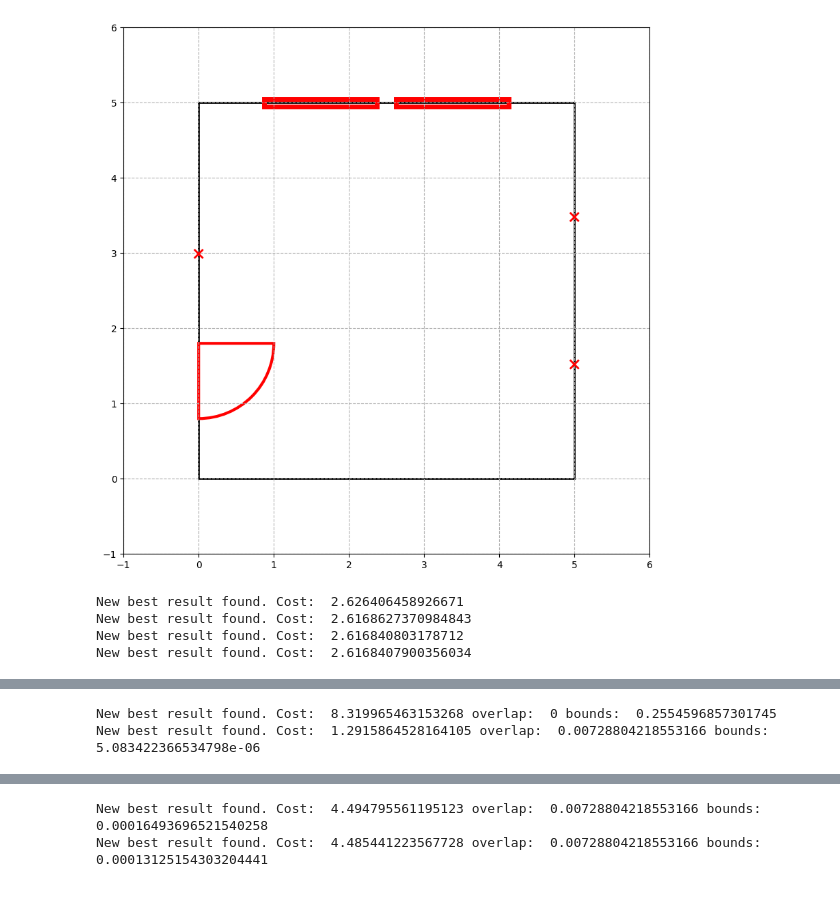
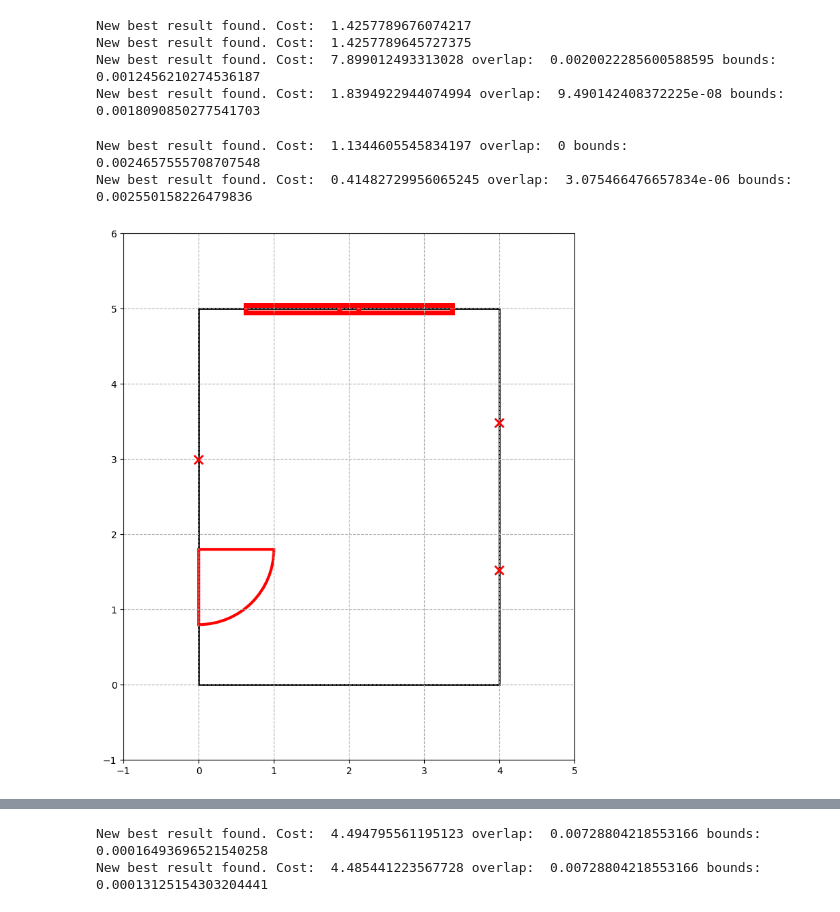
Before and after one commit to gabriellelittle1/MSc-Project, a Jupyter notebook: DSL/RC_debugging copy.ipynb, the cells around one changed output, grey strips where cells are left out. Saved outputs shown, nothing was run; the diff lists cells and outputs as text; code cells hidden in the pictures.

```diff
--- a/DSL/RC_debugging copy.ipynb
+++ b/DSL/RC_debugging copy.ipynb
@@ -35,5 +35,5 @@ room.draw(draw_regions = True)
 # %%
-room = create_room(5, 5)
+room = create_room(4, 5)
 create_fixed_object(room, 'window', 1.5, 0.1, 'north', position = 0.25)
 create_fixed_object(room, 'window', 1.5, 0.1, 'north', position = 0.75)
 create_fixed_object(room, 'door', 1, 0.1, 'west', position = 0.2)
@@ -122,35 +122,37 @@ num = len(room.moving_objects) - len(room.fm_indices)
 bounds = bounds = Bounds([-10] * 3 * num, [room.width + 10, room.length + 10, np.Inf] * num)
 iters = 0
 min_fun = np.Inf
 while min_fun > 5e-2 and iters < 100:
     positions = np.zeros(3*num)
     for i in range(num):
         positions[3*i] = np.random.uniform(0, room.width)
         positions[3*i + 1] = np.random.uniform(0, room.length)
         positions[3*i + 2] = np.random.uniform(0, 2*np.pi)
     res = minimize(optimize_secondary_objects, positions, args = (room), method = 'SLSQP', options = options, bounds = bounds)
     iters += 1
     if res.fun < min_fun:
         if not no_overlap(res.x, room) > 1e-2 and not in_bounds(res.x, room) > 0.4:
             min_fun = res.fun
             best_res = res
             print("New best result found. Cost: ", min_fun, "overlap: ", no_overlap(res.x, room), "bounds: ", in_bounds(res.x, room))
 
 for i in range(len(room.fm_indices), len(room.moving_objects)):
     index = i - len(room.fm_indices)
     room.moving_objects[i].position = best_res.x[3*index:3*index + 3]
 room.draw()
 
 room.regions[0].x = np.mean([i.position[0] for i in room.moving_objects if i.region == 'sleeping'])
 room.regions[0].y = np.mean([i.position[1] for i in room.moving_objects if i.region == 'sleeping'])
 
 room.draw(draw_regions = True)
 
 room.fm_indices += [i for i in range(len(room.fm_indices), len(room.moving_objects))]
 prev_cost = min_fun
 # %% [output]
+New best result found. Cost:  1.4257789676074217
+New best result found. Cost:  1.4257789645727375
+New best result found. Cost:  7.899012493313028 overlap:  0.0020022285600588595 bounds:  0.0012456210274536187
+New best result found. Cost:  1.8394922944074994 overlap:  9.490142408372225e-08 bounds:  0.0018090850277541703
+New best result found. Cost:  1.1344605545834197 overlap:  0 bounds:  0.0024657555708707548
+New best result found. Cost:  0.41482729956065245 overlap:  3.075466476657834e-06 bounds:  0.002550158226479836
-[figure, old version]
+[figure, new version]
-New best result found. Cost:  2.626406458926671
-New best result found. Cost:  2.6168627370984843
-New best result found. Cost:  2.616840803178712
-New best result found. Cost:  2.6168407900356034
@@ -159,2 +160,0 @@ New best result found. Cost:  2.6168407900356034
-New best result found. Cost:  8.319965463153268 overlap:  0 bounds:  0.2554596857301745
-New best result found. Cost:  1.2915864528164105 overlap:  0.00728804218553166 bounds:  5.083422366534798e-06
```
Also changed, not shown: parts of 3 cells of this notebook, 5 other files.
